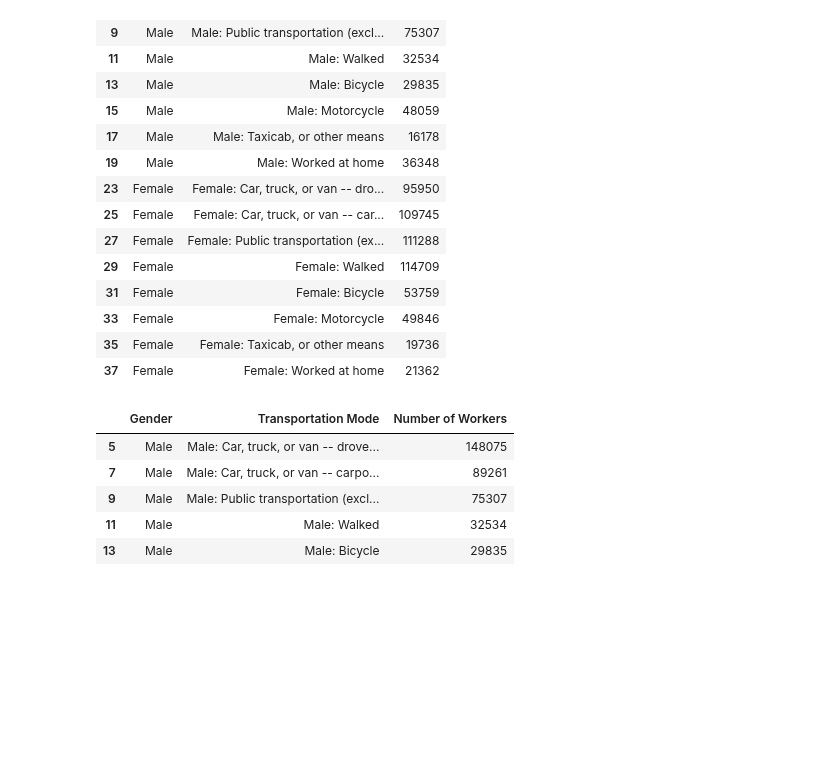
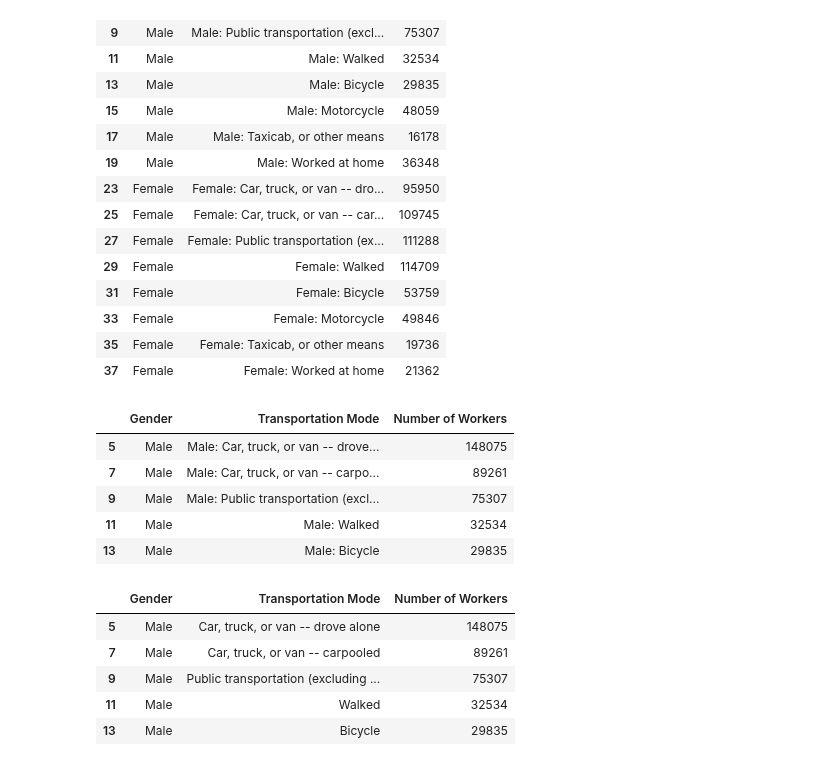
Before and after one commit to angelikabrown/CensusDataEDA, a Jupyter notebook: census_data_cleaning.ipynb, the cells around one changed output. Drawn from its saved outputs; the diff is of its cells as text; code cells hidden in the pictures; blank space fills up the shorter version.

```diff
--- a/census_data_cleaning.ipynb
+++ b/census_data_cleaning.ipynb
@@ -978,3 +978,17 @@ df_long_mode_by_gender.head()
 | 9 | Male | Male: Public transportation (excl... | 75307 |
 | 11 | Male | Male: Walked | 32534 |
 | 13 | Male | Male: Bicycle | 29835 |
+# %%
+# remove 'Male' and 'Female' from 'Transportation Mode' column
+df_long_mode_by_gender['Transportation Mode'] = df_long_mode_by_gender['Transportation Mode'].str.replace('Male: ', '', regex=False)
+df_long_mode_by_gender['Transportation Mode'] = df_long_mode_by_gender['Transportation Mode'].str.replace('Female: ', '', regex=False)
+
+# Display the updated DataFrame
+df_long_mode_by_gender.head()
+# %% [output]
+|  | Gender | Transportation Mode | Number of Workers |
+| 5 | Male | Car, truck, or van -- drove alone | 148075 |
+| 7 | Male | Car, truck, or van -- carpooled | 89261 |
+| 9 | Male | Public transportation (excluding ... | 75307 |
+| 11 | Male | Walked | 32534 |
+| 13 | Male | Bicycle | 29835 |
```
